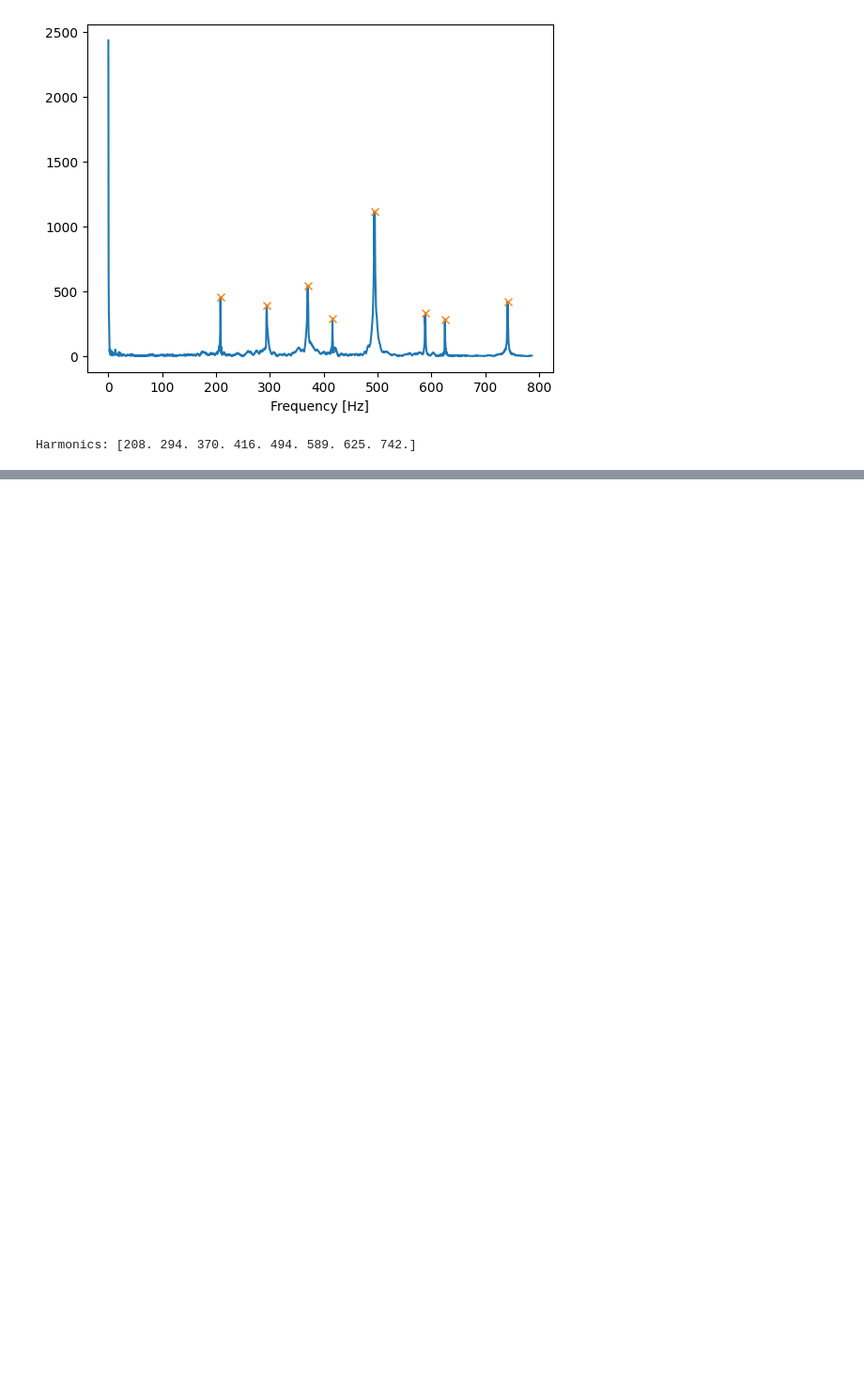
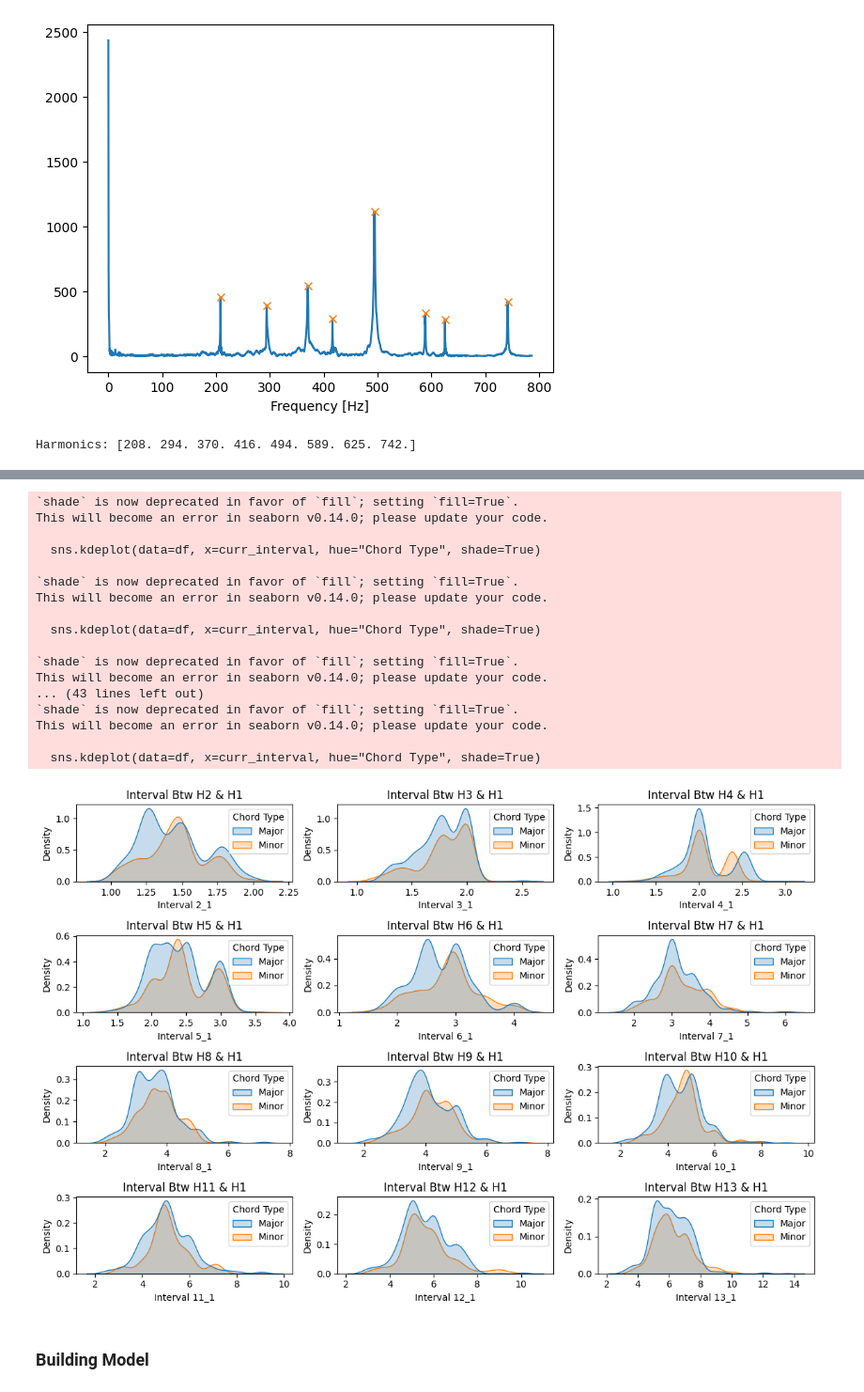
Before and after one commit to AlexanderFasching/AI_Projekt, a Jupyter notebook: Notebook/CC.ipynb, the cells around one changed output, grey strips where cells are left out. Shown at 94% size. Drawn from its saved outputs; the diff is of its cells as text; code cells hidden in the pictures; blank space fills up the shorter version.

```diff
--- a/Notebook/CC.ipynb
+++ b/Notebook/CC.ipynb
@@ -218,0 +354,33 @@ df.head()
+# %%
+fig, axes = plt.subplots(4, 3, figsize=(12, 8))
+for i in range(2,14):
+    curr_interval = "Interval {}_1".format(i)
+    curr_harm = "Harmonic {}".format(i)
+    df[curr_interval] = df[curr_harm].div(df["Harmonic 1"], axis=0)
+
+    plt.subplot(4, 3, i-1)
+    plt.gca().set_title("Interval Btw H{} & H1".format(i))
+    sns.kdeplot(data=df, x=curr_interval, hue="Chord Type", shade=True)
+fig.tight_layout()
+plt.show()
+# %% [output]
+`shade` is now deprecated in favor of `fill`; setting `fill=True`.
+This will become an error in seaborn v0.14.0; please update your code.
+
+  sns.kdeplot(data=df, x=curr_interval, hue="Chord Type", shade=True)
+
+`shade` is now deprecated in favor of `fill`; setting `fill=True`.
+This will become an error in seaborn v0.14.0; please update your code.
+
+  sns.kdeplot(data=df, x=curr_interval, hue="Chord Type", shade=True)
+
+`shade` is now deprecated in favor of `fill`; setting `fill=True`.
+This will become an error in seaborn v0.14.0; please update your code.
+... (43 lines left out)
+`shade` is now deprecated in favor of `fill`; setting `fill=True`.
+This will become an error in seaborn v0.14.0; please update your code.
+
+  sns.kdeplot(data=df, x=curr_interval, hue="Chord Type", shade=True)
+[figure, added]
+# %% [markdown]
+### Building Model
```
Also changed, not shown: parts of 18 cells of this notebook.
